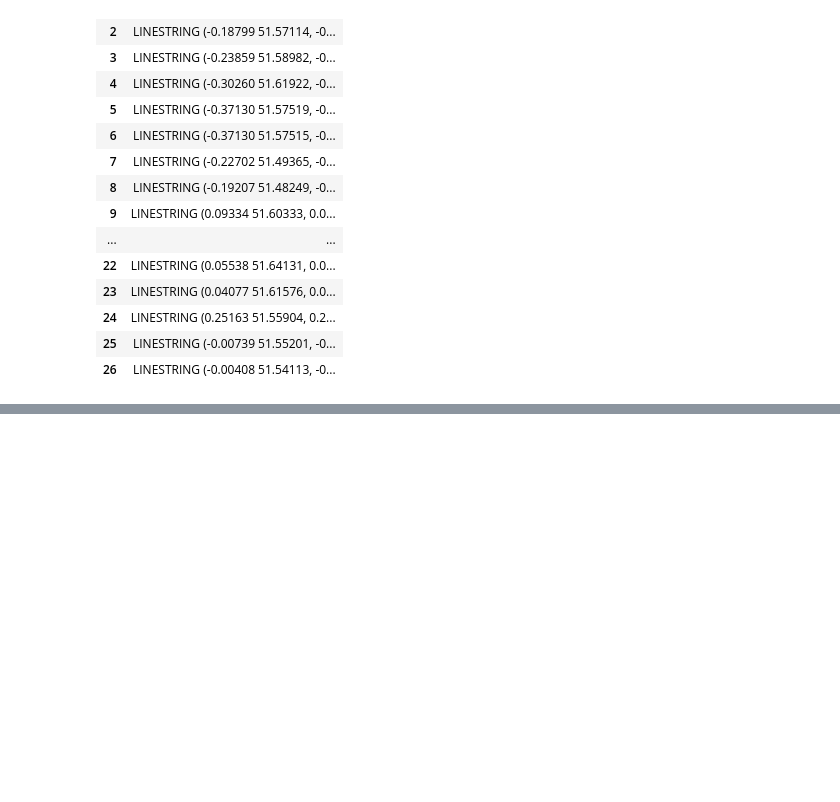
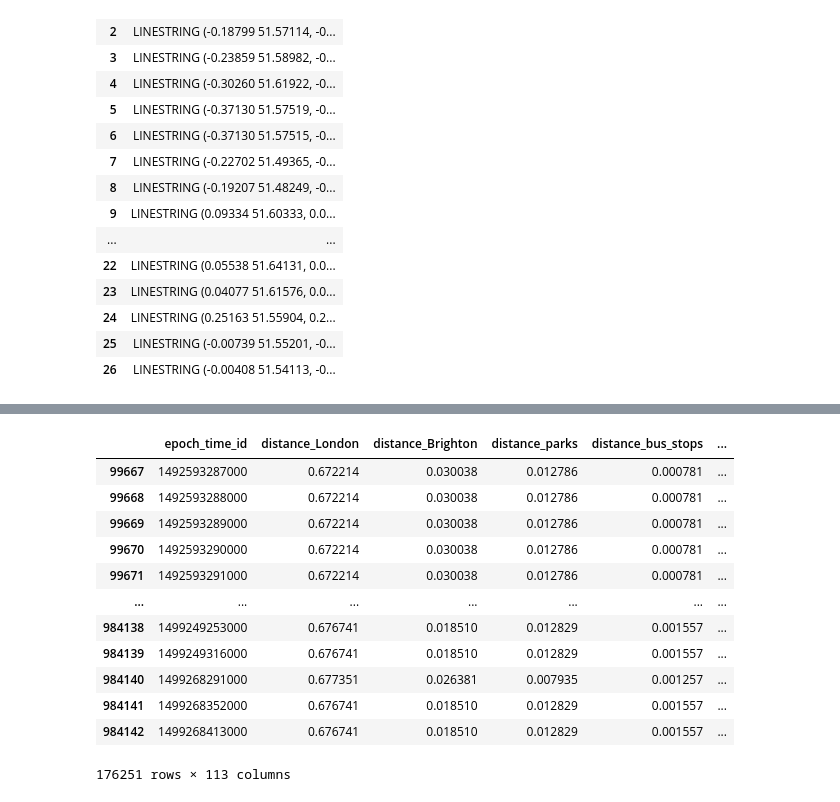
Before and after one commit to dbalabka/shl-activity-recognition-2021, a Jupyter notebook: notebooks/features_distance_to_points.ipynb, the cells around one changed output, grey strips where cells are left out. Drawn from its saved outputs; the diff is of its cells as text; code cells hidden in the pictures; blank space fills up the shorter version.

Commit message:
Add distance feature using cell location.

```diff
--- a/notebooks/features_distance_to_points.ipynb
+++ b/notebooks/features_distance_to_points.ipynb
@@ -264,0 +293,11 @@ train_label.merge(train_distances_to_lines_with_windows, on="epoch_time_id")
+# %%
+def read_cell_location(cell_location_file, feature_distance_file):
+    cell_location = pd.read_csv(cell_location_file)
+    return cell_location[~cell_location.epoch_time_id.isin(pd.read_parquet(feature_distance_file, columns=['epoch_time_id'])['epoch_time_id'])]
+
+train_cell_location = read_cell_location('../data/train/features_cell_to_location.csv', '../data/train/features_distances.parquet')
+test_cell_location = read_cell_location('../data/test/features_cell_to_location.csv', '../data/test/features_distances.parquet')
+validate_cell_location = read_cell_location('../data/validate/features_cell_to_location.csv', '../data/validate/features_distances.parquet')
+
+
+display(train_cell_location)
@@ -264,0 +318,21 @@ train_label.merge(train_distances_to_lines_with_windows, on="epoch_time_id")
+# %%
+train_cell_distances_to_points_with_windows = fillna_agg_by_label(calculate_shift(calculate_window(create_point_distance_features(train_cell_location), **settings), **shift_settings), train_label)
+display(train_cell_distances_to_points_with_windows)
+
+train_cell_distances_to_points_with_windows.to_parquet('../data/train/features_cell_distances.parquet')
+fillna_agg_by_label(calculate_shift(calculate_window(create_point_distance_features(test_cell_location), **settings), **shift_settings), test_label).to_parquet('../data/test/features_cell_distances.parquet')
+fillna_agg_by_label(calculate_shift(calculate_window(create_point_distance_features(validate_cell_location), **settings), **shift_settings), validate_label).to_parquet('../data/validate/features_cell_distances.parquet')
+# %% [output]
+|  | epoch_time_id | distance_London | distance_Brighton | distance_parks | distance_bus_stops | ... |
+| 99667 | 1492593287000 | 0.672214 | 0.030038 | 0.012786 | 0.000781 | ... |
+| 99668 | 1492593288000 | 0.672214 | 0.030038 | 0.012786 | 0.000781 | ... |
+| 99669 | 1492593289000 | 0.672214 | 0.030038 | 0.012786 | 0.000781 | ... |
+| 99670 | 1492593290000 | 0.672214 | 0.030038 | 0.012786 | 0.000781 | ... |
+| 99671 | 1492593291000 | 0.672214 | 0.030038 | 0.012786 | 0.000781 | ... |
+| ... | ... | ... | ... | ... | ... | ... |
+| 984138 | 1499249253000 | 0.676741 | 0.018510 | 0.012829 | 0.001557 | ... |
+| 984139 | 1499249316000 | 0.676741 | 0.018510 | 0.012829 | 0.001557 | ... |
+| 984140 | 1499268291000 | 0.677351 | 0.026381 | 0.007935 | 0.001257 | ... |
+| 984141 | 1499268352000 | 0.676741 | 0.018510 | 0.012829 | 0.001557 | ... |
+| 984142 | 1499268413000 | 0.676741 | 0.018510 | 0.012829 | 0.001557 | ... |
+176251 rows × 113 columns
```
Also changed, not shown: parts of 4 cells of this notebook, 1 other file.
